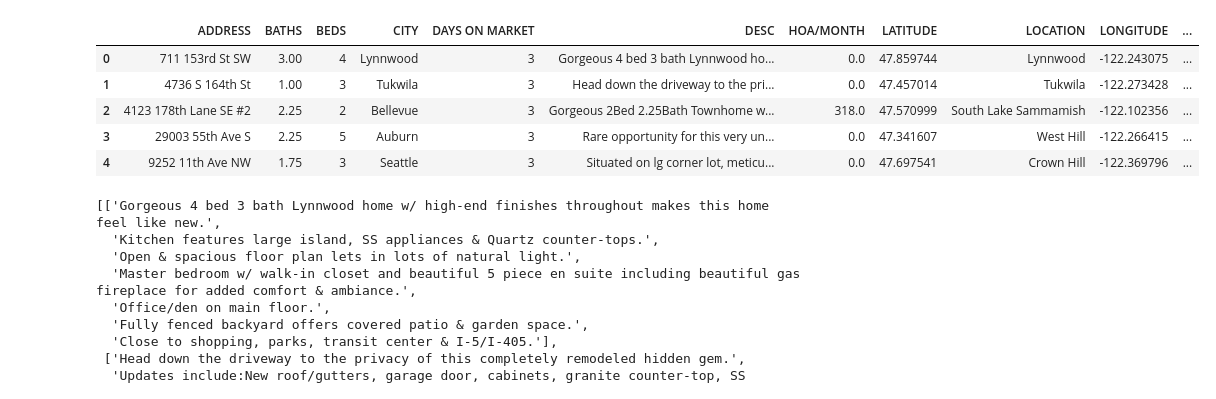
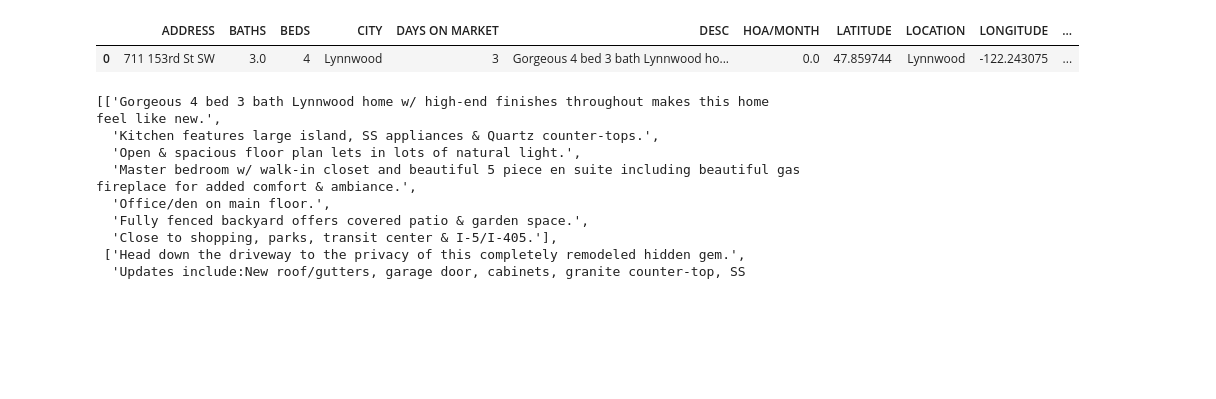
Before and after one commit to ereppond/housing-recommender, a Jupyter notebook: notebooks/EDA.ipynb, the cells around one changed output. Cells and saved outputs as stored; diff of their text form; code cells hidden in the pictures; blank space fills up the shorter version.

```diff
--- a/notebooks/EDA.ipynb
+++ b/notebooks/EDA.ipynb
@@ -15,12 +38,8 @@ df = pd.DataFrame(list(training.find()))
 # %%
-df.head()
+df.head(1)
 # %% [output]
 |  | ADDRESS | BATHS | BEDS | CITY | DAYS ON MARKET | DESC | HOA/MONTH | LATITUDE | LOCATION | LONGITUDE | ... |
-| 0 | 711 153rd St SW | 3.00 | 4 | Lynnwood | 3 | Gorgeous 4 bed 3 bath Lynnwood ho... | 0.0 | 47.859744 | Lynnwood | -122.243075 | ... |
-| 1 | 4736 S 164th St | 1.00 | 3 | Tukwila | 3 | Head down the driveway to the pri... | 0.0 | 47.457014 | Tukwila | -122.273428 | ... |
-| 2 | 4123 178th Lane SE #2 | 2.25 | 2 | Bellevue | 3 | Gorgeous 2Bed 2.25Bath Townhome w... | 318.0 | 47.570999 | South Lake Sammamish | -122.102356 | ... |
-| 3 | 29003 55th Ave S | 2.25 | 5 | Auburn | 3 | Rare opportunity for this very un... | 0.0 | 47.341607 | West Hill | -122.266415 | ... |
-| 4 | 9252 11th Ave NW | 1.75 | 3 | Seattle | 3 | Situated on lg corner lot, meticu... | 0.0 | 47.697541 | Crown Hill | -122.369796 | ... |
+| 0 | 711 153rd St SW | 3.0 | 4 | Lynnwood | 3 | Gorgeous 4 bed 3 bath Lynnwood ho... | 0.0 | 47.859744 | Lynnwood | -122.243075 | ... |
 # %%
 from nltk.tokenize import sent_tokenize
 
```
Also changed, not shown: parts of 6 cells of this notebook.
